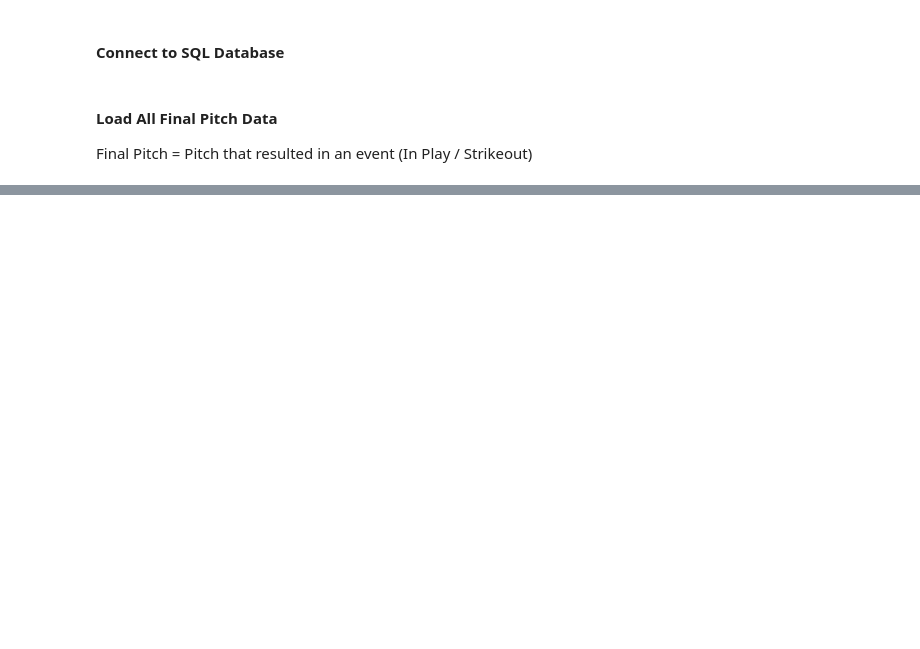
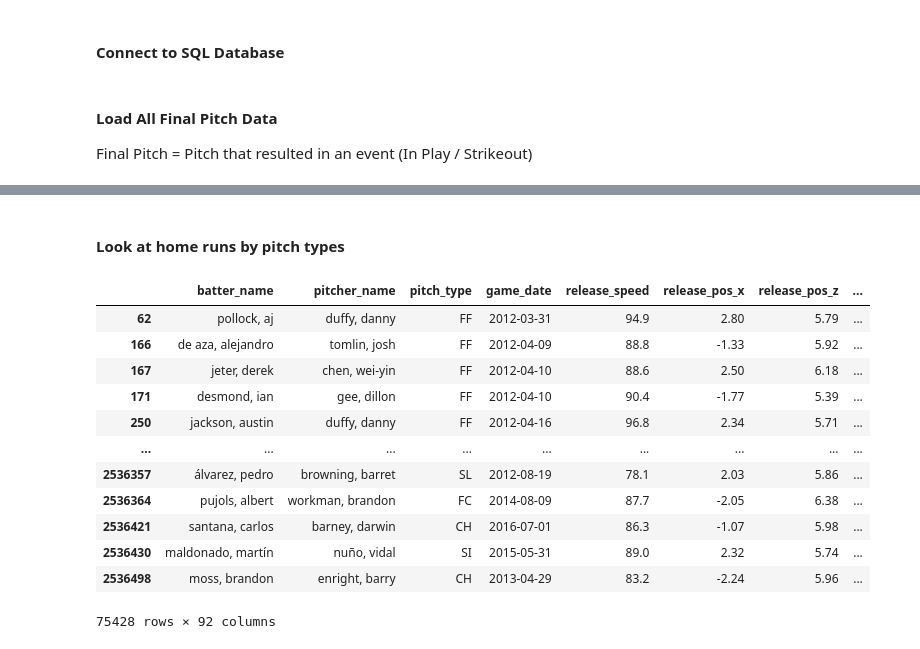
Before and after one commit to JeremyRocheleau/Baseball, a Jupyter notebook: notebook/data/Exploratory Analysis.ipynb, the cells around one changed output, grey strips where cells are left out. Cells and saved outputs as stored; diff of their text form; code cells hidden in the pictures; blank space fills up the shorter version.

```diff
--- a/notebook/data/Exploratory Analysis.ipynb
+++ b/notebook/data/Exploratory Analysis.ipynb
@@ -61,0 +134,19 @@ data.head()
+# %% [markdown]
+#### Look at home runs by pitch types
+# %%
+hr_df = data[data['events'] == 'home_run']
+hr_df
+# %% [output]
+|  | batter_name | pitcher_name | pitch_type | game_date | release_speed | release_pos_x | release_pos_z | ... |
+| 62 | pollock, aj | duffy, danny | FF | 2012-03-31 | 94.9 | 2.80 | 5.79 | ... |
+| 166 | de aza, alejandro | tomlin, josh | FF | 2012-04-09 | 88.8 | -1.33 | 5.92 | ... |
+| 167 | jeter, derek | chen, wei-yin | FF | 2012-04-10 | 88.6 | 2.50 | 6.18 | ... |
+| 171 | desmond, ian | gee, dillon | FF | 2012-04-10 | 90.4 | -1.77 | 5.39 | ... |
+| 250 | jackson, austin | duffy, danny | FF | 2012-04-16 | 96.8 | 2.34 | 5.71 | ... |
+| ... | ... | ... | ... | ... | ... | ... | ... | ... |
+| 2536357 | álvarez, pedro | browning, barret | SL | 2012-08-19 | 78.1 | 2.03 | 5.86 | ... |
+| 2536364 | pujols, albert | workman, brandon | FC | 2014-08-09 | 87.7 | -2.05 | 6.38 | ... |
+| 2536421 | santana, carlos | barney, darwin | CH | 2016-07-01 | 86.3 | -1.07 | 5.98 | ... |
+| 2536430 | maldonado, martín | nuño, vidal | SI | 2015-05-31 | 89.0 | 2.32 | 5.74 | ... |
+| 2536498 | moss, brandon | enright, barry | CH | 2013-04-29 | 83.2 | -2.24 | 5.96 | ... |
+75428 rows × 92 columns
```
Also changed, not shown: parts of 14 cells of this notebook.
